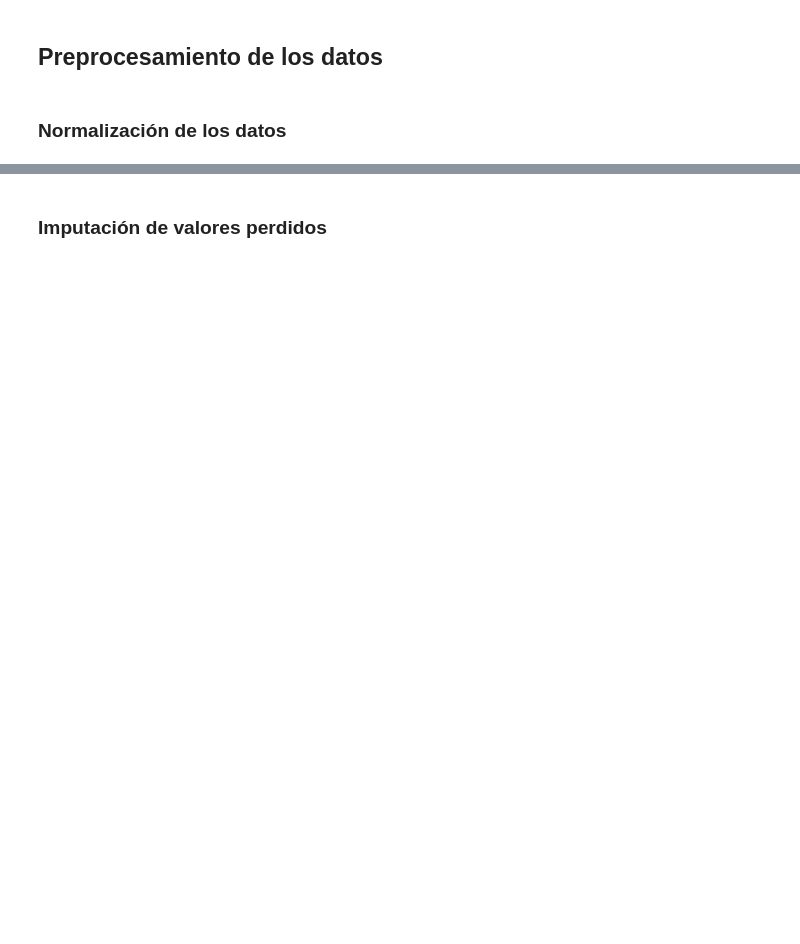
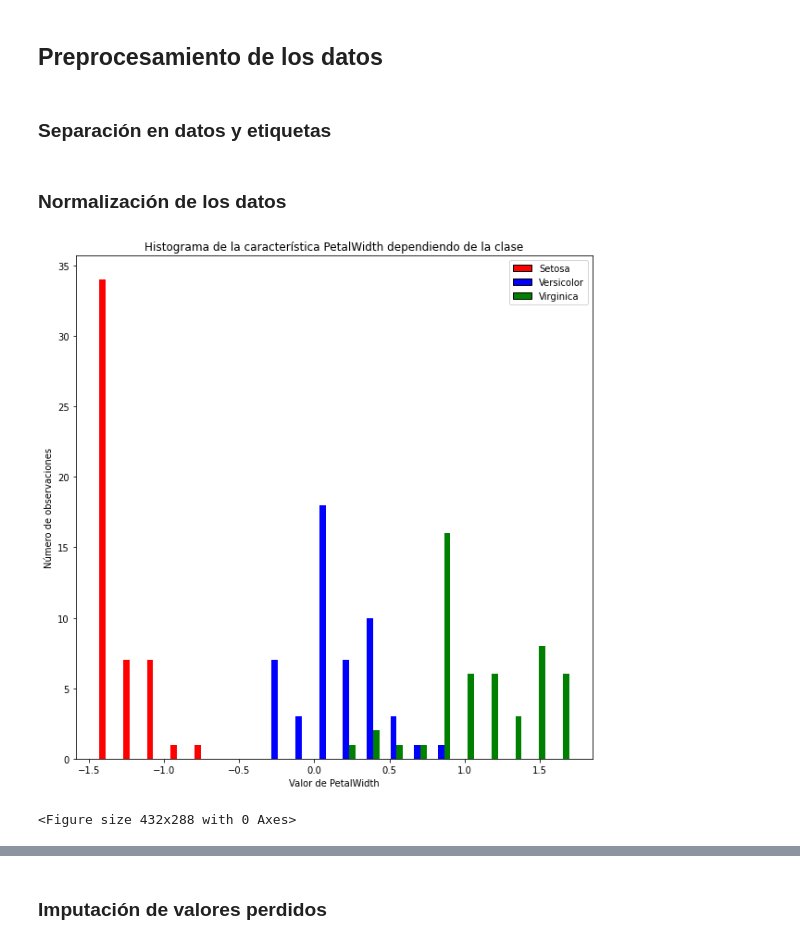
Before and after one commit to advy99/taller_osl_sklearn, a Jupyter notebook: notebook_taller.ipynb, the cells around one changed output, grey strips where cells are left out. Cells and saved outputs as stored; diff of their text form; code cells hidden in the pictures; blank space fills up the shorter version.

Commit message:
añado normalización e imagen de resumen de sklearn para modelos

```diff
--- a/notebook_taller.ipynb
+++ b/notebook_taller.ipynb
@@ -152,4 +167,45 @@ matriz_correlacion.style.background_gradient(cmap='coolwarm')
 # %% [markdown]
 ## Preprocesamiento de los datos
+# %% [markdown]
+### Separación en datos y etiquetas
+# %%
+x_iris = iris_dataset.data.to_numpy()
+y_iris = iris_dataset.target.to_numpy()
 # %% [markdown]
 ### Normalización de los datos
+# %%
+import sklearn.preprocessing
+
+normalizador_z_score = skl.preprocessing.StandardScaler()
+
+normalizador_z_score.fit(x_iris)
+
+x_iris_normalizado = normalizador_z_score.transform(x_iris)
+# %%
+iris_df_normalizado = pd.DataFrame(x_iris_normalizado)
+
+iris_df_normalizado["Class"] = y_iris
+
+iris_df_normalizado
+
+iris_setosa = iris_df_normalizado[iris_df_normalizado["Class"] == 0]
+iris_versicolor = iris_df_normalizado[iris_df_normalizado["Class"] == 1]
+iris_virginica = iris_df_normalizado[iris_df_normalizado["Class"] == 2]
+
+colores_grafico = ["red", "blue", "green"]
+
+plt.figure(figsize = (10, 10))
+plt.hist([iris_setosa[3], iris_versicolor[3], iris_virginica[3]], bins = 20, color = colores_grafico)
+plt.title("Histograma de la característica {} dependiendo de la clase".format(column))
+plt.xlabel("Valor de {}".format(column))
+plt.ylabel("Número de observaciones")
+
+handles = [matplotlib.patches.Rectangle((0, 0), 1, 1, color=c, ec="k") for c in colores_grafico]
+labels = ["Setosa", "Versicolor", "Virginica"]
+plt.legend(handles, labels)
+
+plt.show()
+plt.clf()
+# %% [output]
+[figure, added]
+<Figure size 432x288 with 0 Axes>
```
Also changed, not shown: parts of 8 cells of this notebook.
